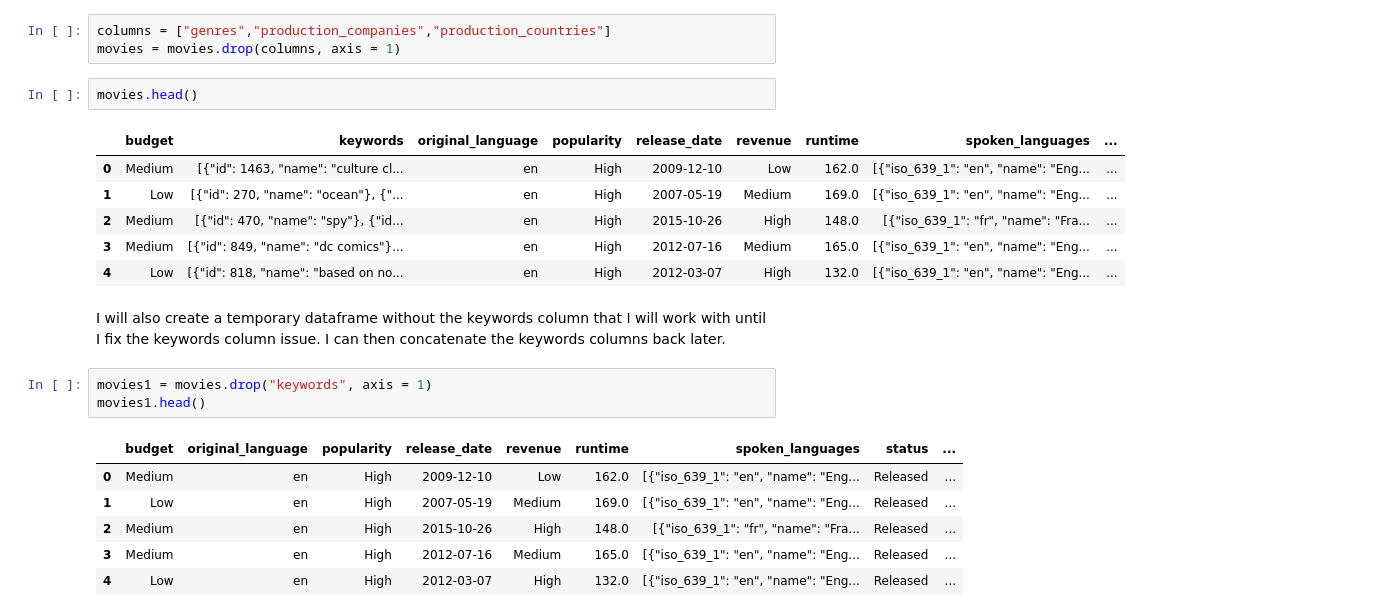
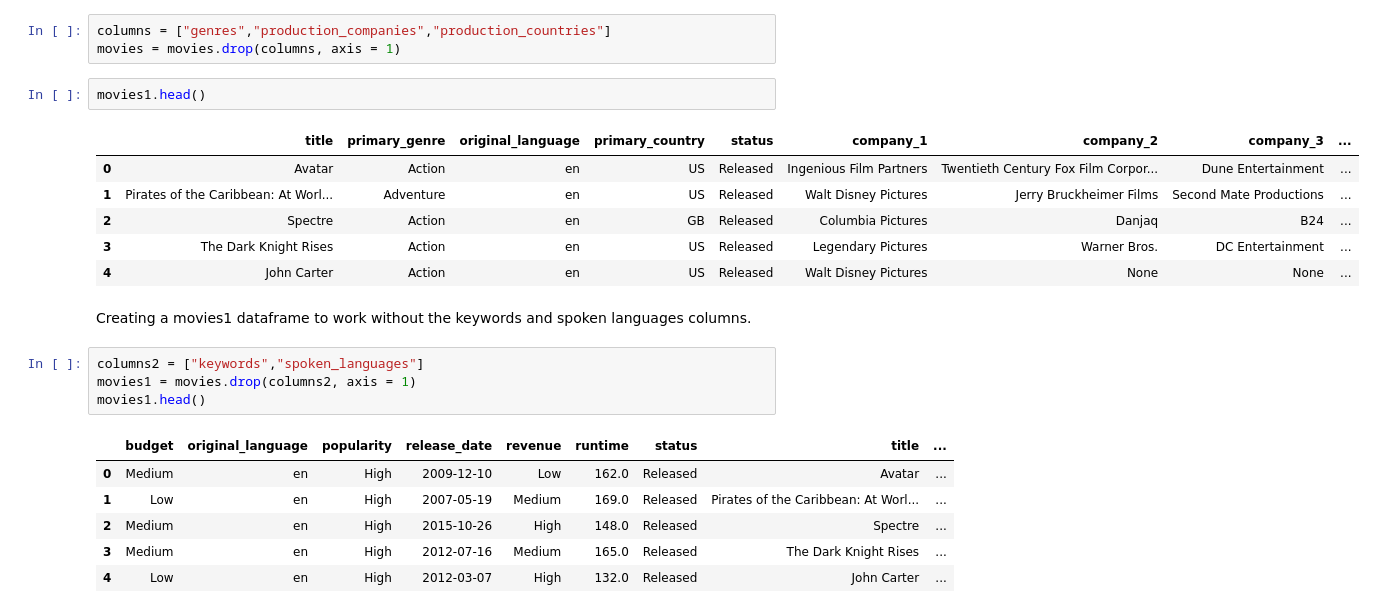
Before and after one commit to ziyadsaf/movie-success-prediction, a Jupyter notebook: movie_prediction_project.ipynb, the cells around one changed output. Cells and saved outputs as stored; diff of their text form.

```diff
--- a/movie_prediction_project.ipynb
+++ b/movie_prediction_project.ipynb
@@ -886,23 +923,24 @@ The previous columns that had multiple values can now be dropped to make the dat
 columns = ["genres","production_companies","production_countries"]
 movies = movies.drop(columns, axis = 1)
 # %%
-movies.head()
+movies1.head()
 # %% [output]
-|  | budget | keywords | original_language | popularity | release_date | revenue | runtime | spoken_languages | ... |
-| 0 | Medium | [{"id": 1463, "name": "culture cl... | en | High | 2009-12-10 | Low | 162.0 | [{"iso_639_1": "en", "name": "Eng... | ... |
-| 1 | Low | [{"id": 270, "name": "ocean"}, {"... | en | High | 2007-05-19 | Medium | 169.0 | [{"iso_639_1": "en", "name": "Eng... | ... |
-| 2 | Medium | [{"id": 470, "name": "spy"}, {"id... | en | High | 2015-10-26 | High | 148.0 | [{"iso_639_1": "fr", "name": "Fra... | ... |
-| 3 | Medium | [{"id": 849, "name": "dc comics"}... | en | High | 2012-07-16 | Medium | 165.0 | [{"iso_639_1": "en", "name": "Eng... | ... |
-| 4 | Low | [{"id": 818, "name": "based on no... | en | High | 2012-03-07 | High | 132.0 | [{"iso_639_1": "en", "name": "Eng... | ... |
+|  | title | primary_genre | original_language | primary_country | status | company_1 | company_2 | company_3 | ... |
+| 0 | Avatar | Action | en | US | Released | Ingenious Film Partners | Twentieth Century Fox Film Corpor... | Dune Entertainment | ... |
+| 1 | Pirates of the Caribbean: At Worl... | Adventure | en | US | Released | Walt Disney Pictures | Jerry Bruckheimer Films | Second Mate Productions | ... |
+| 2 | Spectre | Action | en | GB | Released | Columbia Pictures | Danjaq | B24 | ... |
+| 3 | The Dark Knight Rises | Action | en | US | Released | Legendary Pictures | Warner Bros. | DC Entertainment | ... |
+| 4 | John Carter | Action | en | US | Released | Walt Disney Pictures | None | None | ... |
-# %% [markdown]
-I will also create a temporary dataframe without the keywords column that I will work with until I fix the keywords column issue. I can then concatenate the keywords columns back later.
+# %% [markdown]
+Creating a movies1 dataframe to work without the keywords and spoken languages columns.
 # %%
-movies1 = movies.drop("keywords", axis = 1)
+columns2 = ["keywords","spoken_languages"]
+movies1 = movies.drop(columns2, axis = 1)
 movies1.head()
 # %% [output]
-|  | budget | original_language | popularity | release_date | revenue | runtime | spoken_languages | status | ... |
-| 0 | Medium | en | High | 2009-12-10 | Low | 162.0 | [{"iso_639_1": "en", "name": "Eng... | Released | ... |
-| 1 | Low | en | High | 2007-05-19 | Medium | 169.0 | [{"iso_639_1": "en", "name": "Eng... | Released | ... |
-| 2 | Medium | en | High | 2015-10-26 | High | 148.0 | [{"iso_639_1": "fr", "name": "Fra... | Released | ... |
-| 3 | Medium | en | High | 2012-07-16 | Medium | 165.0 | [{"iso_639_1": "en", "name": "Eng... | Released | ... |
-| 4 | Low | en | High | 2012-03-07 | High | 132.0 | [{"iso_639_1": "en", "name": "Eng... | Released | ... |
+|  | budget | original_language | popularity | release_date | revenue | runtime | status | title | ... |
+| 0 | Medium | en | High | 2009-12-10 | Low | 162.0 | Released | Avatar | ... |
+| 1 | Low | en | High | 2007-05-19 | Medium | 169.0 | Released | Pirates of the Caribbean: At Worl... | ... |
+| 2 | Medium | en | High | 2015-10-26 | High | 148.0 | Released | Spectre | ... |
+| 3 | Medium | en | High | 2012-07-16 | Medium | 165.0 | Released | The Dark Knight Rises | ... |
+| 4 | Low | en | High | 2012-03-07 | High | 132.0 | Released | John Carter | ... |
```
Also changed, not shown: parts of 37 cells of this notebook.
